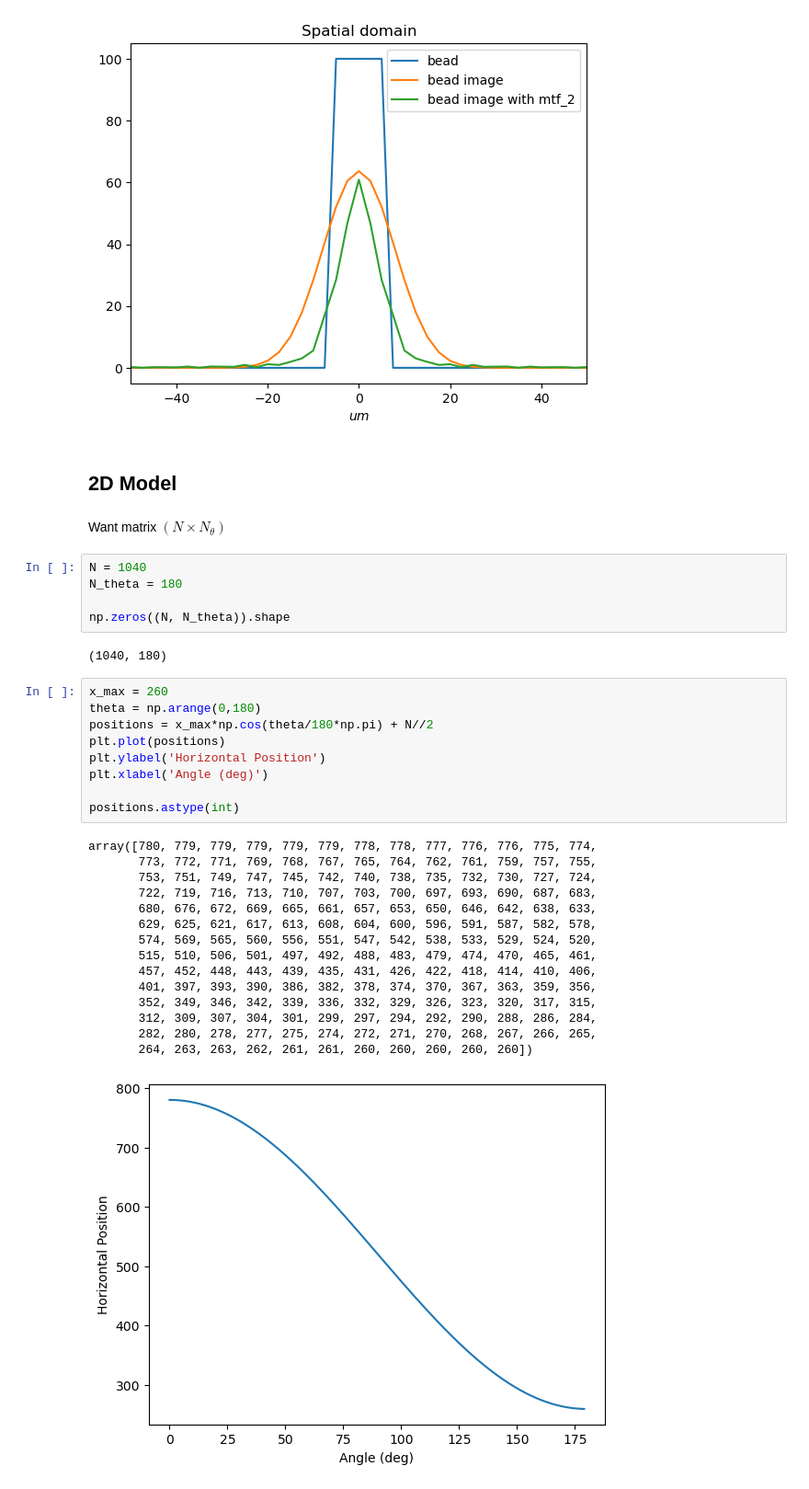
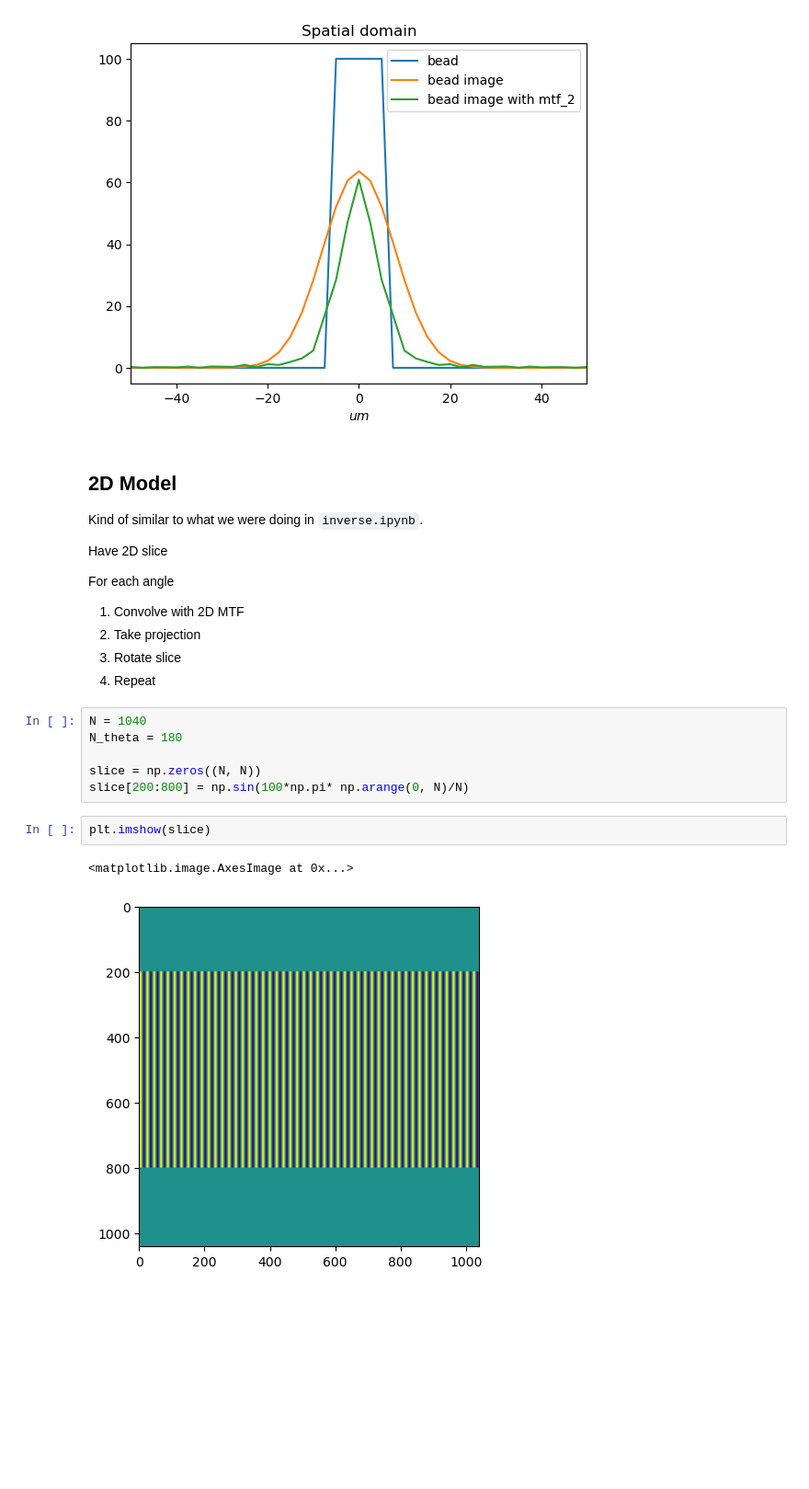
Before and after one commit to kwokkenton/optea, a Jupyter notebook: bead/bead-model.ipynb, the cells around one changed output. Shown at 92% size. Saved outputs shown, nothing was run; the diff lists cells and outputs as text; blank space fills up the shorter version.

```diff
--- a/bead/bead-model.ipynb
+++ b/bead/bead-model.ipynb
@@ -111,39 +111,26 @@ plt.xlim(-50, 50)
 # %% [output]
 (-50.0, 50.0)
 [figure]
-# %% [markdown]
-## 2D Model
-# %% [markdown]
-Want matrix $(N \times N_\theta)$
+# %% [markdown]
+## 2D Model
+
+Kind of similar to what we were doing in `inverse.ipynb`.
+
+Have 2D slice
+
+For each angle
+1. Convolve with 2D MTF
+2. Take projection
+3. Rotate slice
+4. Repeat
 # %%
 N = 1040
 N_theta = 180
 
-np.zeros((N, N_theta)).shape
+slice = np.zeros((N, N))
+slice[200:800] = np.sin(100*np.pi* np.arange(0, N)/N)
-# %% [output]
-(1040, 180)
-# %%
-x_max = 260
-theta = np.arange(0,180)
-positions = x_max*np.cos(theta/180*np.pi) + N//2
-plt.plot(positions)
-plt.ylabel('Horizontal Position')
-plt.xlabel('Angle (deg)')
-
-positions.astype(int)
-# %% [output]
-array([780, 779, 779, 779, 779, 779, 778, 778, 777, 776, 776, 775, 774,
-       773, 772, 771, 769, 768, 767, 765, 764, 762, 761, 759, 757, 755,
-       753, 751, 749, 747, 745, 742, 740, 738, 735, 732, 730, 727, 724,
-       722, 719, 716, 713, 710, 707, 703, 700, 697, 693, 690, 687, 683,
-       680, 676, 672, 669, 665, 661, 657, 653, 650, 646, 642, 638, 633,
-       629, 625, 621, 617, 613, 608, 604, 600, 596, 591, 587, 582, 578,
-       574, 569, 565, 560, 556, 551, 547, 542, 538, 533, 529, 524, 520,
-       515, 510, 506, 501, 497, 492, 488, 483, 479, 474, 470, 465, 461,
-       457, 452, 448, 443, 439, 435, 431, 426, 422, 418, 414, 410, 406,
-       401, 397, 393, 390, 386, 382, 378, 374, 370, 367, 363, 359, 356,
-       352, 349, 346, 342, 339, 336, 332, 329, 326, 323, 320, 317, 315,
-       312, 309, 307, 304, 301, 299, 297, 294, 292, 290, 288, 286, 284,
-       282, 280, 278, 277, 275, 274, 272, 271, 270, 268, 267, 266, 265,
-       264, 263, 263, 262, 261, 261, 260, 260, 260, 260, 260])
-[figure, removed]
+# %%
+plt.imshow(slice)
+# %% [output]
+<matplotlib.image.AxesImage at 0x...>
+[figure, added]
```
Also changed, not shown: parts of 14 cells of this notebook, 1 other file.
